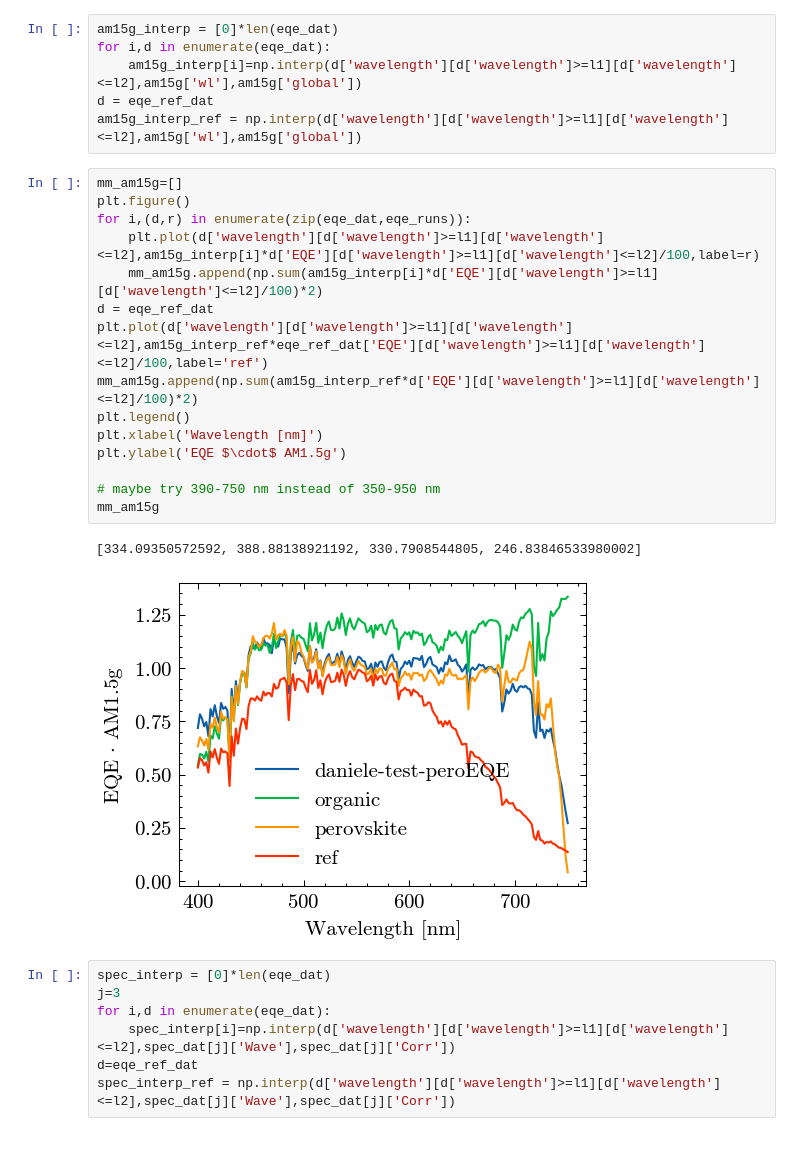
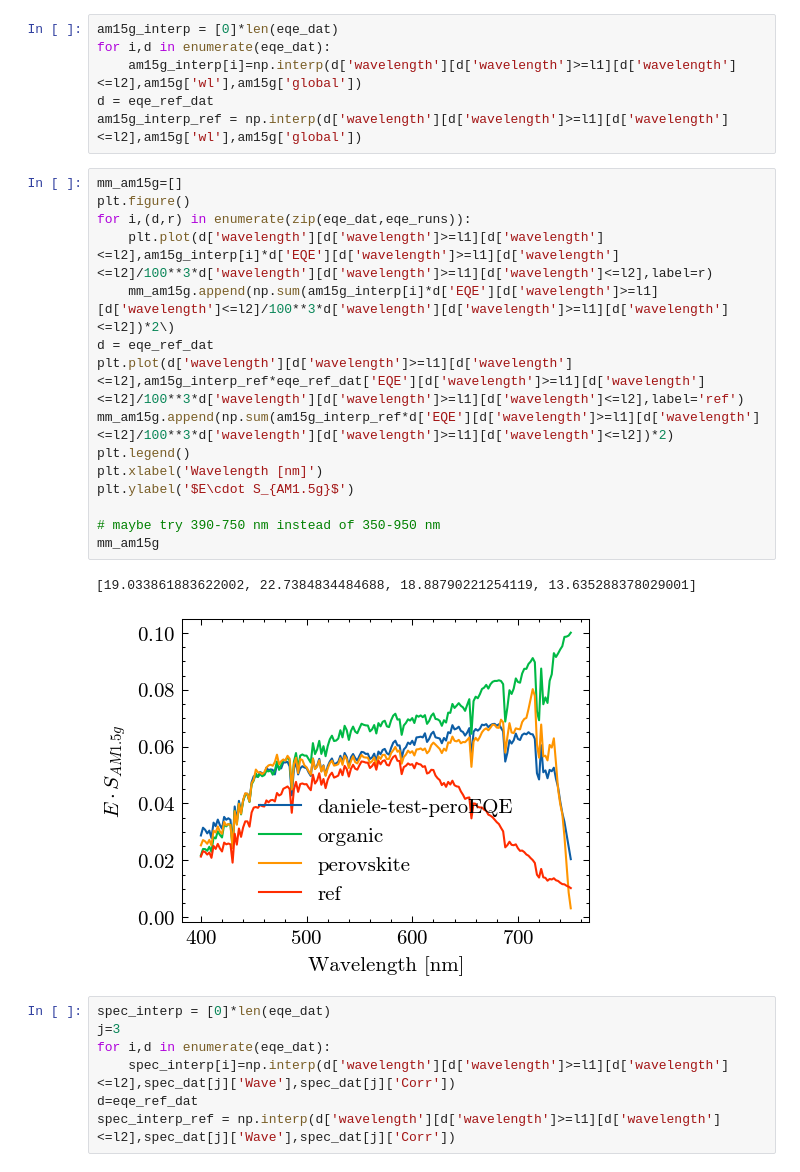
Before and after one commit to emhl/FP2, a Jupyter notebook: solar.ipynb, the cells around one changed output. Drawn from its saved outputs; the diff is of its cells as text.

```diff
--- a/solar.ipynb
+++ b/solar.ipynb
@@ -422,21 +423,21 @@ am15g_interp_ref = np.interp(d['wavelength'][d['wavelength']>=l1][d['wavelength'
 # %%
 mm_am15g=[]
 plt.figure()
 for i,(d,r) in enumerate(zip(eqe_dat,eqe_runs)):
-    plt.plot(d['wavelength'][d['wavelength']>=l1][d['wavelength']<=l2],am15g_interp[i]*d['EQE'][d['wavelength']>=l1][d['wavelength']<=l2]/100,label=r)
-    mm_am15g.append(np.sum(am15g_interp[i]*d['EQE'][d['wavelength']>=l1][d['wavelength']<=l2]/100)*2)
+    plt.plot(d['wavelength'][d['wavelength']>=l1][d['wavelength']<=l2],am15g_interp[i]*d['EQE'][d['wavelength']>=l1][d['wavelength']<=l2]/100**3*d['wavelength'][d['wavelength']>=l1][d['wavelength']<=l2],label=r)
+    mm_am15g.append(np.sum(am15g_interp[i]*d['EQE'][d['wavelength']>=l1][d['wavelength']<=l2]/100**3*d['wavelength'][d['wavelength']>=l1][d['wavelength']<=l2])*2\)
 d = eqe_ref_dat
-plt.plot(d['wavelength'][d['wavelength']>=l1][d['wavelength']<=l2],am15g_interp_ref*eqe_ref_dat['EQE'][d['wavelength']>=l1][d['wavelength']<=l2]/100,label='ref')
-mm_am15g.append(np.sum(am15g_interp_ref*d['EQE'][d['wavelength']>=l1][d['wavelength']<=l2]/100)*2)
+plt.plot(d['wavelength'][d['wavelength']>=l1][d['wavelength']<=l2],am15g_interp_ref*eqe_ref_dat['EQE'][d['wavelength']>=l1][d['wavelength']<=l2]/100**3*d['wavelength'][d['wavelength']>=l1][d['wavelength']<=l2],label='ref')
+mm_am15g.append(np.sum(am15g_interp_ref*d['EQE'][d['wavelength']>=l1][d['wavelength']<=l2]/100**3*d['wavelength'][d['wavelength']>=l1][d['wavelength']<=l2])*2)
 plt.legend()
 plt.xlabel('Wavelength [nm]')
-plt.ylabel('EQE $\cdot$ AM1.5g')
+plt.ylabel('$E\cdot S_{AM1.5g}$')
 
 # maybe try 390-750 nm instead of 350-950 nm
 mm_am15g
 # %% [output]
-[334.09350572592, 388.88138921192, 330.7908544805, 246.83846533980002]
+[19.033861883622002, 22.7384834484688, 18.88790221254119, 13.635288378029001]
-[figure, old version]
+[figure, new version]
 # %%
 spec_interp = [0]*len(eqe_dat)
 j=3
```
Also changed, not shown: parts of 4 cells of this notebook.
